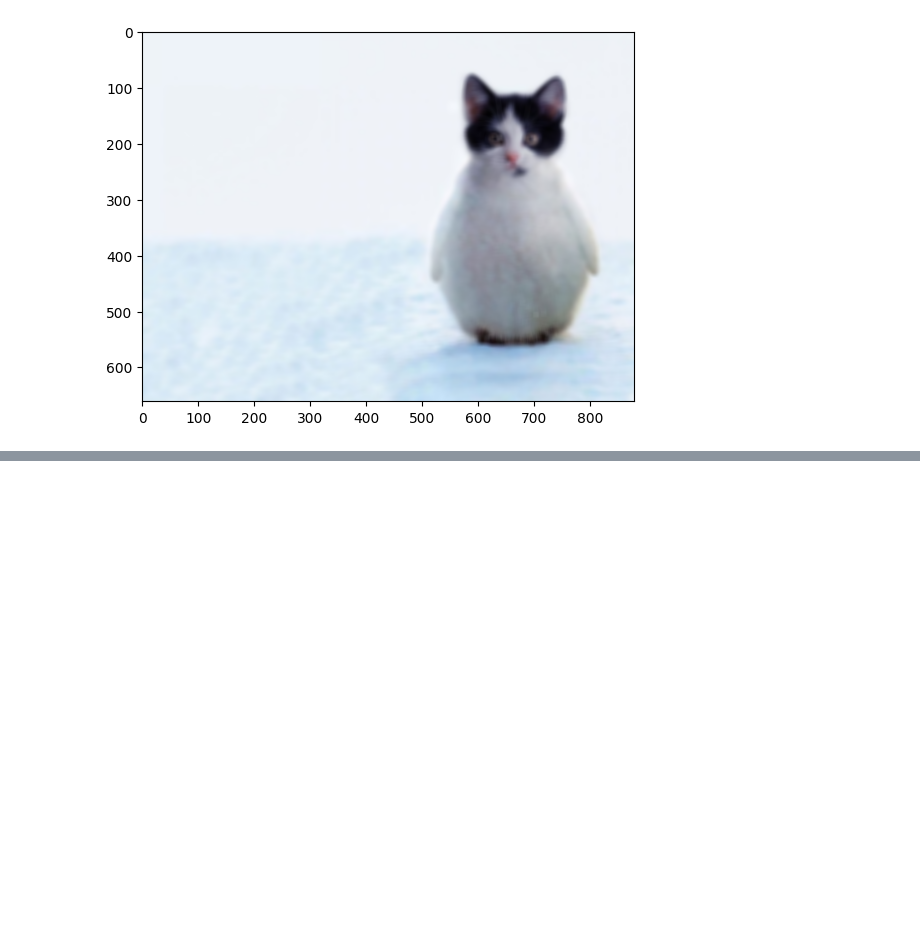
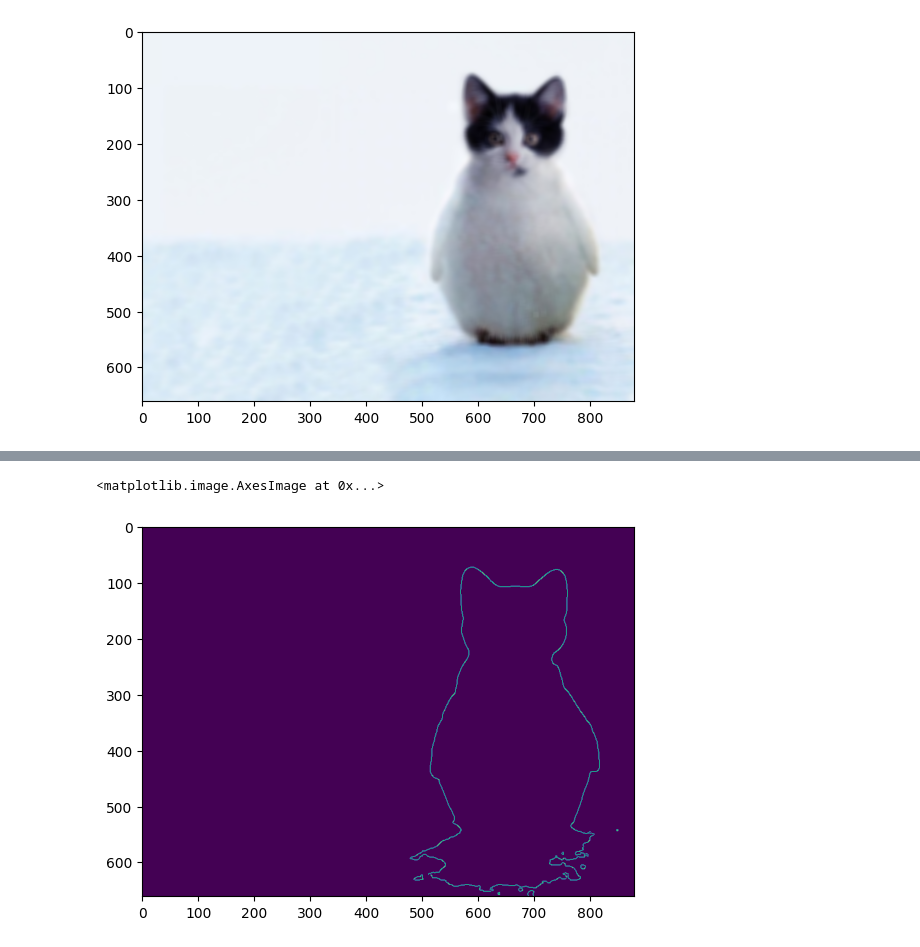
Before and after one commit to baked-potatoes/image-processing, a Jupyter notebook: image-processing.ipynb, the cells around one changed output, grey strips where cells are left out. Drawn from its saved outputs; the diff is of its cells as text; code cells hidden in the pictures; blank space fills up the shorter version.

```diff
--- a/image-processing.ipynb
+++ b/image-processing.ipynb
@@ -66,0 +89,6 @@ plt.imshow(cv2.cvtColor(blur, cv2.COLOR_BGR2RGB))
+# %%
+out = cv2.Canny(th, 0, 250)
+plt.imshow(out)
+# %% [output]
+<matplotlib.image.AxesImage at 0x...>
+[figure, added]
```
Also changed, not shown: parts of 8 cells of this notebook, 1 other file.
